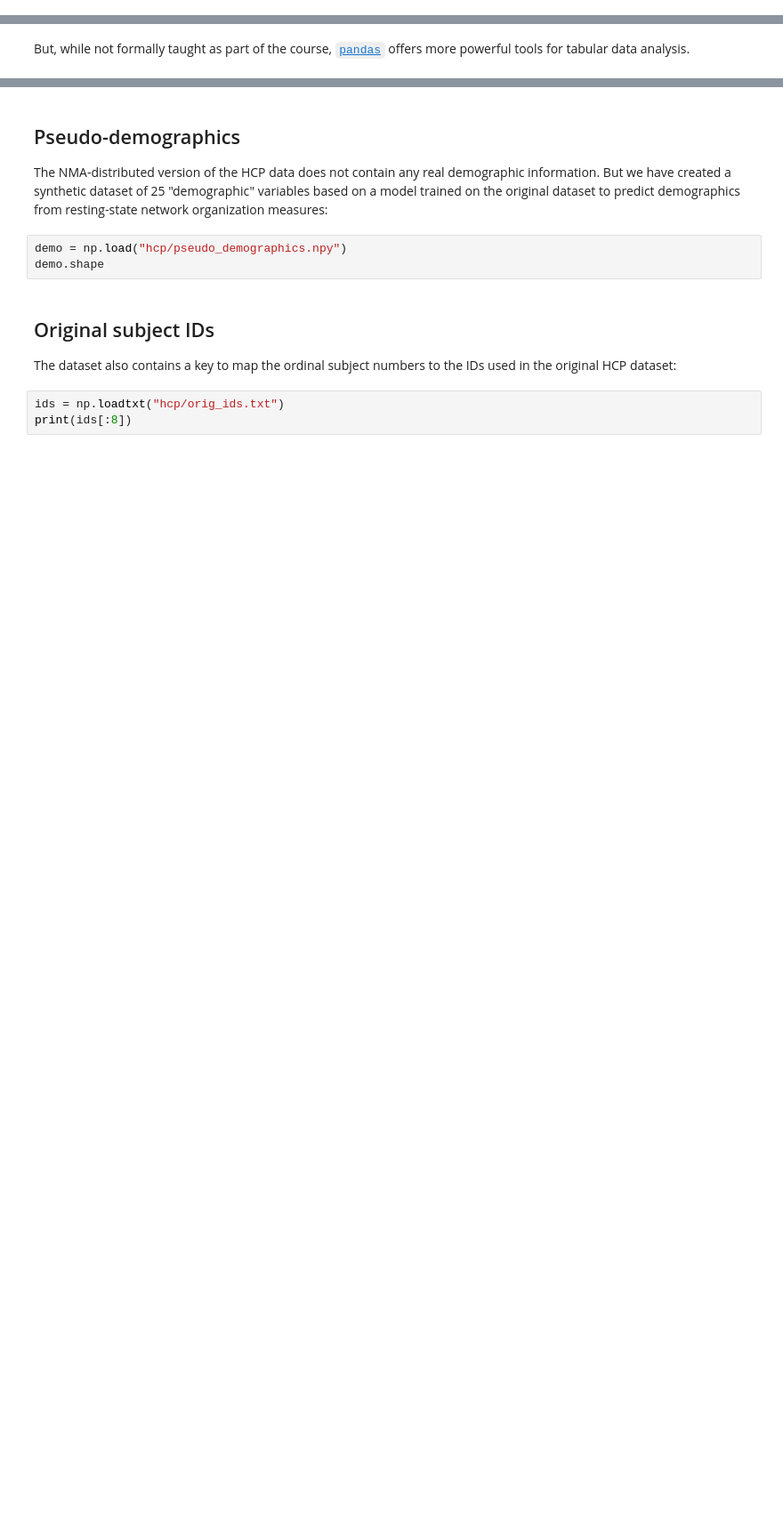
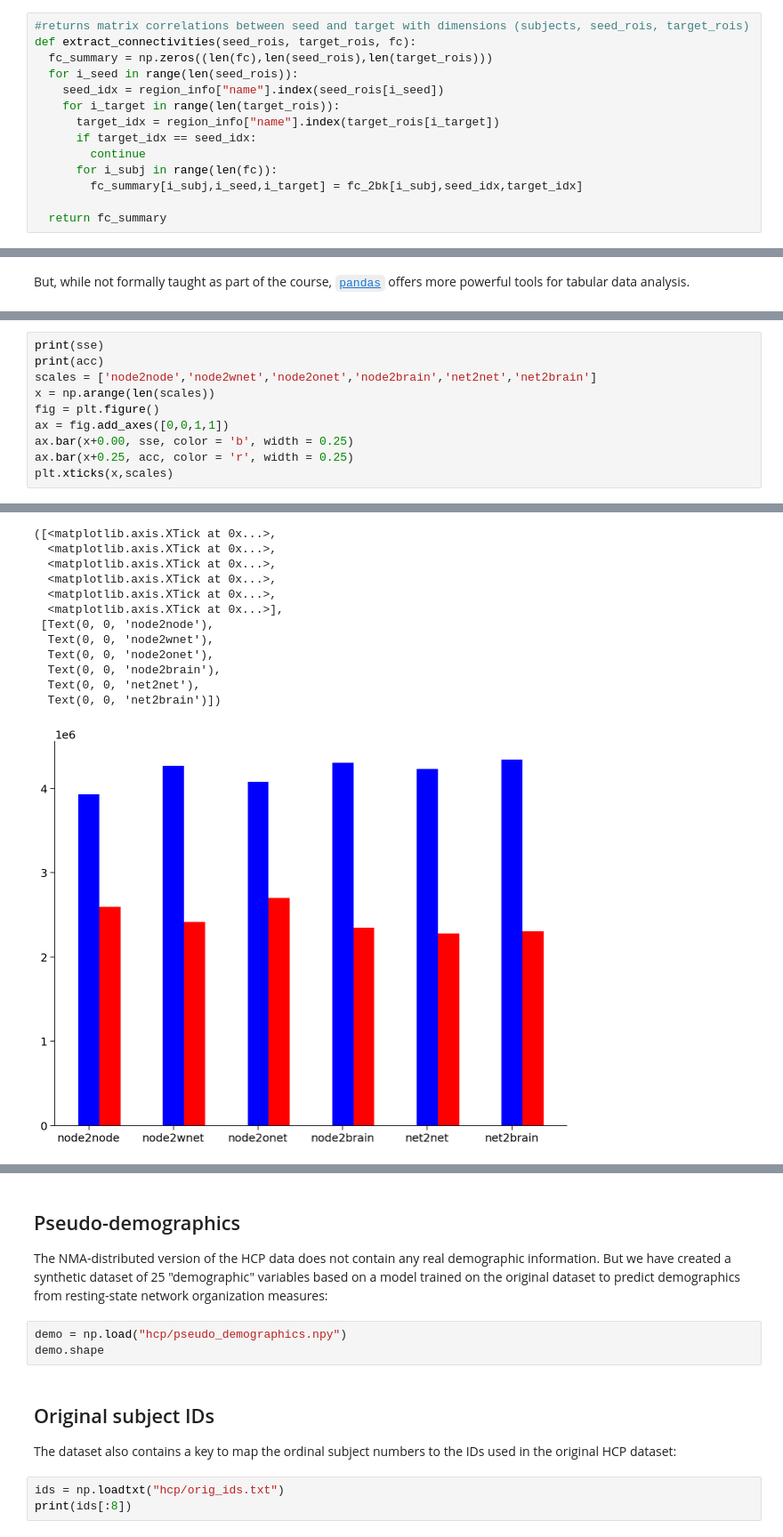
Before and after one commit to andrew-gerlach/small-world-hippos, a Jupyter notebook: load_chp.ipynb, the cells around one changed output, grey strips where cells are left out. Shown at 89% size. Cells and saved outputs as stored; diff of their text form; blank space fills up the shorter version.

```diff
--- a/load_chp.ipynb
+++ b/load_chp.ipynb
@@ -510,0 +569,14 @@ plt.show()
+# %%
+#returns matrix correlations between seed and target with dimensions (subjects, seed_rois, target_rois)
+def extract_connectivities(seed_rois, target_rois, fc):
+  fc_summary = np.zeros((len(fc),len(seed_rois),len(target_rois)))
+  for i_seed in range(len(seed_rois)):
+    seed_idx = region_info["name"].index(seed_rois[i_seed])
+    for i_target in range(len(target_rois)):
+      target_idx = region_info["name"].index(target_rois[i_target])
+      if target_idx == seed_idx:
+        continue
+      for i_subj in range(len(fc)):
+        fc_summary[i_subj,i_seed,i_target] = fc_2bk[i_subj,seed_idx,target_idx]
+
+  return fc_summary
@@ -566,0 +1285,11 @@ But, while not formally taught as part of the course, [`pandas`](https://pandas.
+# %%
+print(sse)
+print(acc)
+scales = ['node2node','node2wnet','node2onet','node2brain','net2net','net2brain']
+x = np.arange(len(scales))
+fig = plt.figure()
+ax = fig.add_axes([0,0,1,1])
+ax.bar(x+0.00, sse, color = 'b', width = 0.25)
+ax.bar(x+0.25, acc, color = 'r', width = 0.25)
+plt.xticks(x,scales)
+# %% [output]
@@ -566,0 +1300,13 @@ But, while not formally taught as part of the course, [`pandas`](https://pandas.
+([<matplotlib.axis.XTick at 0x...>,
+  <matplotlib.axis.XTick at 0x...>,
+  <matplotlib.axis.XTick at 0x...>,
+  <matplotlib.axis.XTick at 0x...>,
+  <matplotlib.axis.XTick at 0x...>,
+  <matplotlib.axis.XTick at 0x...>],
+ [Text(0, 0, 'node2node'),
+  Text(0, 0, 'node2wnet'),
+  Text(0, 0, 'node2onet'),
+  Text(0, 0, 'node2brain'),
+  Text(0, 0, 'net2net'),
+  Text(0, 0, 'net2brain')])
+[figure, added]
```
Also changed, not shown: parts of 73 cells of this notebook.
